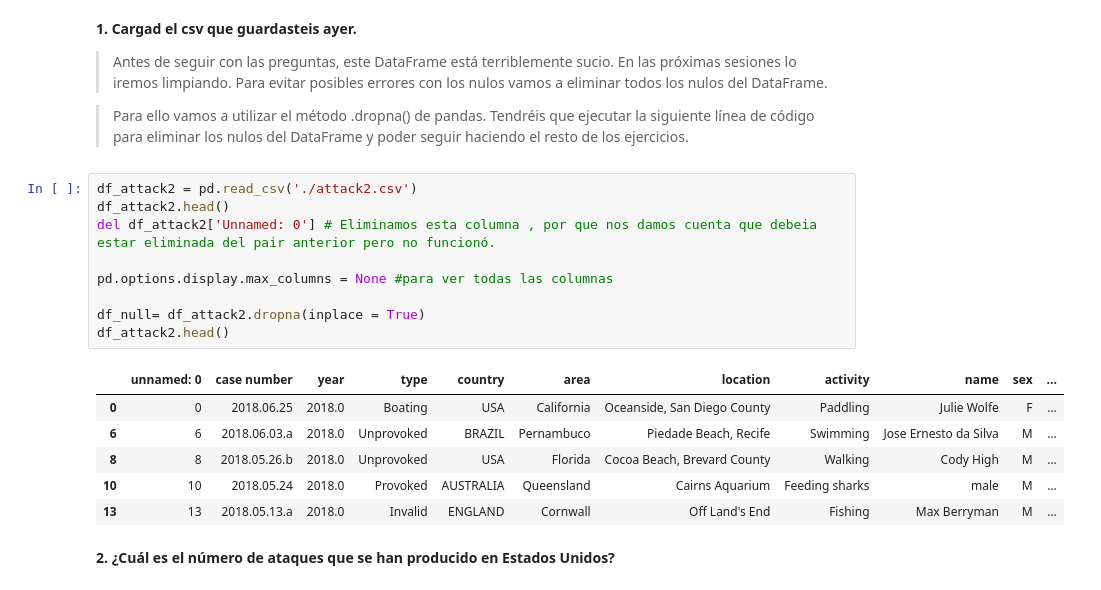
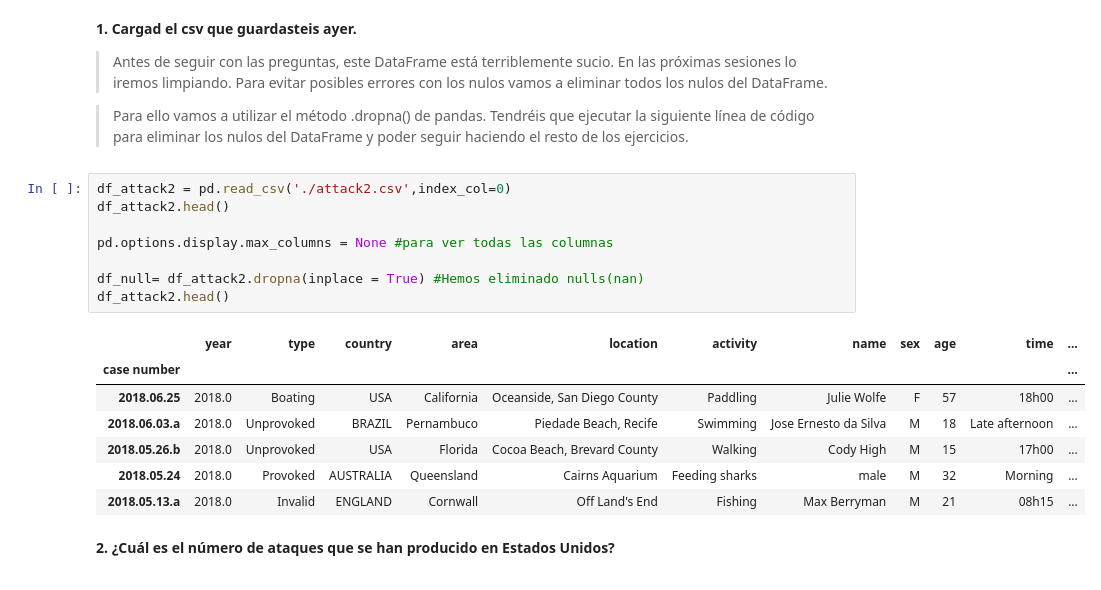
Before and after one commit to Adalab/DA-promo-A-module-2-pairprog-1-pair-4-Lidia-Guadalupe, a Jupyter notebook: Pair 4 Pandas 4.ipynb, the cells around one changed output. Saved outputs shown, nothing was run; the diff lists cells and outputs as text.

```diff
--- a/Pair 4 Pandas 4.ipynb
+++ b/Pair 4 Pandas 4.ipynb
@@ -8,21 +8,21 @@ import numpy as np
 
 >Para ello vamos a utilizar el método .dropna() de pandas. Tendréis que ejecutar la siguiente línea de código para eliminar los nulos del DataFrame y poder seguir haciendo el resto de los ejercicios.
 # %%
-df_attack2 = pd.read_csv('./attack2.csv')
+df_attack2 = pd.read_csv('./attack2.csv',index_col=0)
 df_attack2.head()
-del df_attack2['Unnamed: 0'] # Eliminamos esta columna , por que nos damos cuenta que debeia estar eliminada del pair anterior pero no funcionó.
 
 pd.options.display.max_columns = None #para ver todas las columnas
 
-df_null= df_attack2.dropna(inplace = True)
+df_null= df_attack2.dropna(inplace = True) #Hemos eliminado nulls(nan)
 df_attack2.head()
 # %% [output]
-|  | unnamed: 0 | case number | year | type | country | area | location | activity | name | sex | ... |
-| 0 | 0 | 2018.06.25 | 2018.0 | Boating | USA | California | Oceanside, San Diego County | Paddling | Julie Wolfe | F | ... |
-| 6 | 6 | 2018.06.03.a | 2018.0 | Unprovoked | BRAZIL | Pernambuco | Piedade Beach, Recife | Swimming | Jose Ernesto da Silva | M | ... |
-| 8 | 8 | 2018.05.26.b | 2018.0 | Unprovoked | USA | Florida | Cocoa Beach, Brevard County | Walking | Cody High | M | ... |
-| 10 | 10 | 2018.05.24 | 2018.0 | Provoked | AUSTRALIA | Queensland | Cairns Aquarium | Feeding sharks | male | M | ... |
-| 13 | 13 | 2018.05.13.a | 2018.0 | Invalid | ENGLAND | Cornwall | Off Land's End | Fishing | Max Berryman | M | ... |
+|  | year | type | country | area | location | activity | name | sex | age | time | ... |
+| case number |  |  |  |  |  |  |  |  |  |  | ... |
+| 2018.06.25 | 2018.0 | Boating | USA | California | Oceanside, San Diego County | Paddling | Julie Wolfe | F | 57 | 18h00 | ... |
+| 2018.06.03.a | 2018.0 | Unprovoked | BRAZIL | Pernambuco | Piedade Beach, Recife | Swimming | Jose Ernesto da Silva | M | 18 | Late afternoon | ... |
+| 2018.05.26.b | 2018.0 | Unprovoked | USA | Florida | Cocoa Beach, Brevard County | Walking | Cody High | M | 15 | 17h00 | ... |
+| 2018.05.24 | 2018.0 | Provoked | AUSTRALIA | Queensland | Cairns Aquarium | Feeding sharks | male | M | 32 | Morning | ... |
+| 2018.05.13.a | 2018.0 | Invalid | ENGLAND | Cornwall | Off Land's End | Fishing | Max Berryman | M | 21 | 08h15 | ... |
 # %% [markdown]
 **2. ¿Cuál es el número de ataques que se han producido en Estados Unidos?**
 # %%
```
Also changed, not shown: parts of 10 cells of this notebook, 5 other files.
